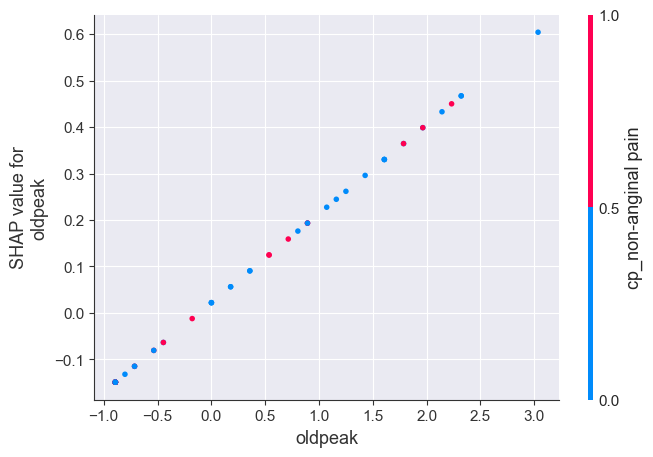
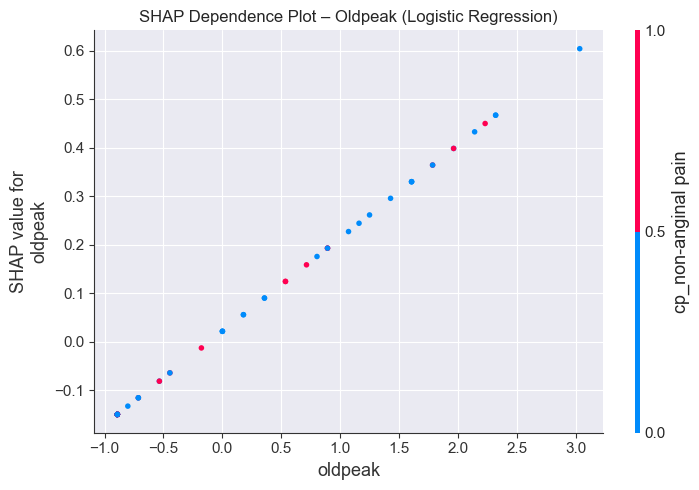
The notebook cell's code change between the first figure and the second:
--- before
+++ after
@@ -5,6 +5,11 @@
     sv_lr_2d,
     X_test_lr,
-    feature_names=feat_lr
+    feature_names=feat_lr,
+    show=False
 )
+plt.title("SHAP Dependence Plot – Oldpeak (Logistic Regression)")
+plt.tight_layout()
+plt.show()
+
 
 shap.dependence_plot(
@@ -12,4 +17,8 @@
     sv_lr_2d,
     X_test_lr,
-    feature_names=feat_lr
+    feature_names=feat_lr,
+    show=False
 )
+plt.title("SHAP Dependence Plot – Age (Logistic Regression)")
+plt.tight_layout()
+plt.show()

Commit: Dodati tekstualni opisi